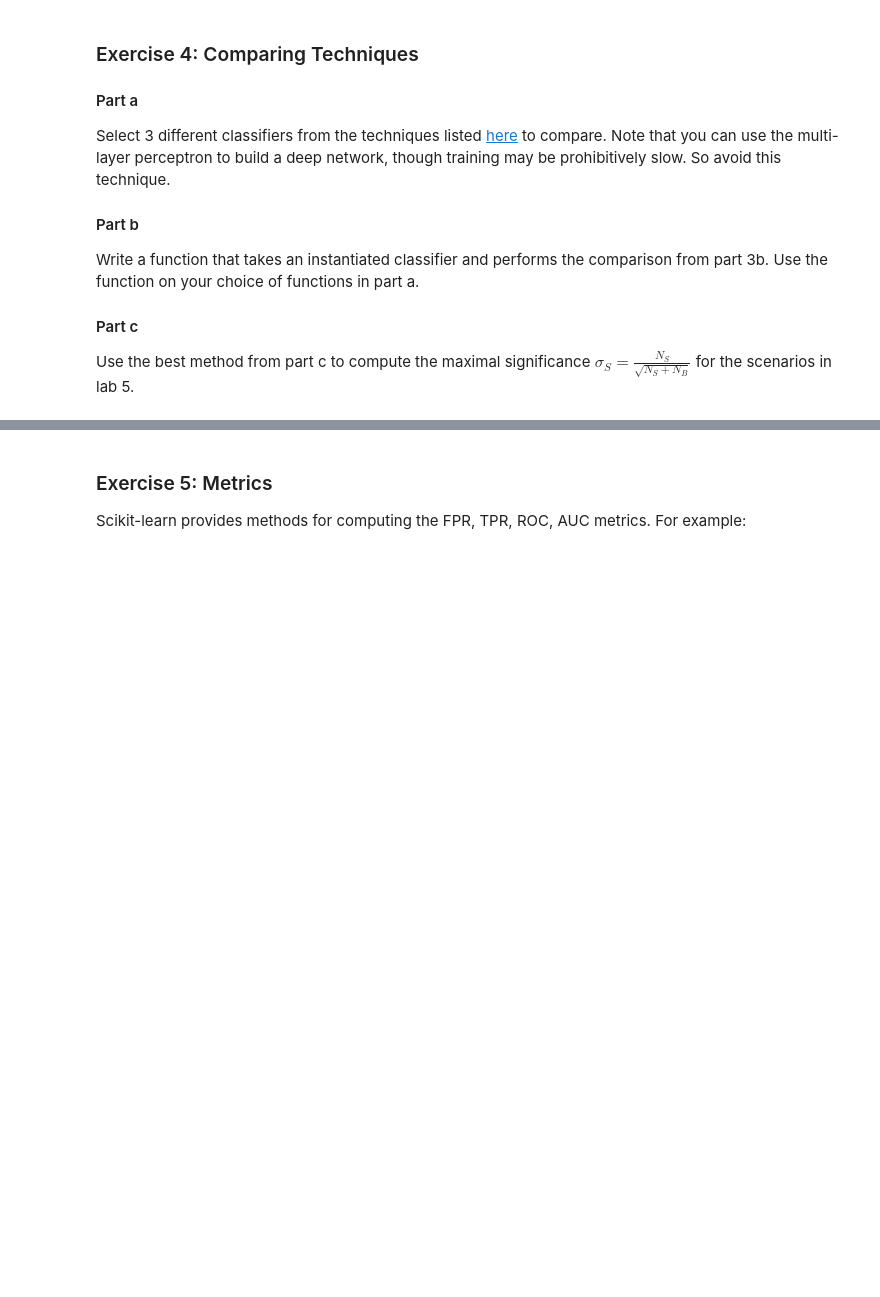
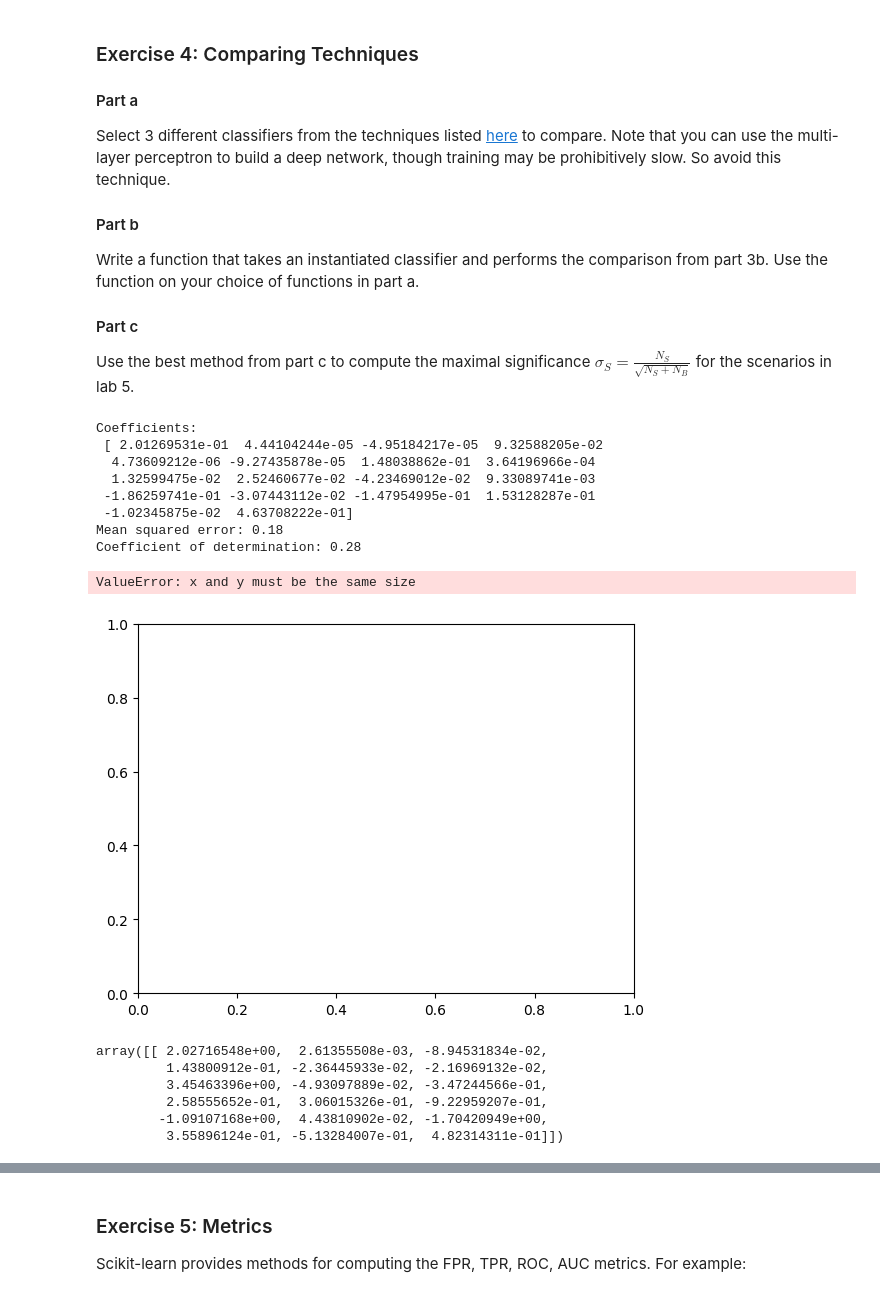
Before and after one commit to efazHossain/DATA-3402-efazh, a Jupyter notebook: Labs/Lab.6/Efaz_H_Lab-6.ipynb, the cells around one changed output, grey strips where cells are left out. Cells and saved outputs as stored; diff of their text form; code cells hidden in the pictures; blank space fills up the shorter version.

```diff
--- a/Labs/Lab.6/Efaz_H_Lab-6.ipynb
+++ b/Labs/Lab.6/Efaz_H_Lab-6.ipynb
@@ -149,0 +161,46 @@ Use the best method from part c to compute the maximal significance $\sigma_S= \
+# %%
+#linear Models
+from sklearn import linear_model
+from sklearn.metrics import mean_squared_error, r2_score
+
+reg = linear_model.LinearRegression()
+reg.fit(X_Test,y_Test)
+y_Pred = reg.predict(X_Test)
+
+print("Coefficients: \n", reg.coef_)
+# The mean squared error value
+print("Mean squared error: %.2f" % mean_squared_error(y_Test,y_Pred))
+# The coefficient of determination: where a 1 = perfect prediction
+print("Coefficient of determination: %.2f" % r2_score(y_Test, y_Pred))
+
+plt.scatter(X_Test,y_Test, color = 'r')
+plt.plot(X_Test,y_Test, color = 'black', linewidth = 3)
+
+plt.xticks()
+plt.yticks()
+plt.show()
+# %% [output]
+Coefficients:
+ [ 2.01269531e-01  4.44104244e-05 -4.95184217e-05  9.32588205e-02
+  4.73609212e-06 -9.27435878e-05  1.48038862e-01  3.64196966e-04
+  1.32599475e-02  2.52460677e-02 -4.23469012e-02  9.33089741e-03
+ -1.86259741e-01 -3.07443112e-02 -1.47954995e-01  1.53128287e-01
+ -1.02345875e-02  4.63708222e-01]
+Mean squared error: 0.18
+Coefficient of determination: 0.28
+ValueError: x and y must be the same size
+[figure, added]
+# %%
+# Stochastic Gradient Descent
+from sklearn.linear_model import SGDClassifier
+
+clf = SGDClassifier(loss="hinge", penalty="l2", max_iter=5)
+clf.fit(X_Test,y_Test)
+clf.coef_
+# %% [output]
+array([[ 2.02716548e+00,  2.61355508e-03, -8.94531834e-02,
+         1.43800912e-01, -2.36445933e-02, -2.16969132e-02,
+         3.45463396e+00, -4.93097889e-02, -3.47244566e-01,
+         2.58555652e-01,  3.06015326e-01, -9.22959207e-01,
+        -1.09107168e+00,  4.43810902e-02, -1.70420949e+00,
+         3.55896124e-01, -5.13284007e-01,  4.82314311e-01]])
```
Also changed, not shown: parts of 6 cells of this notebook.
